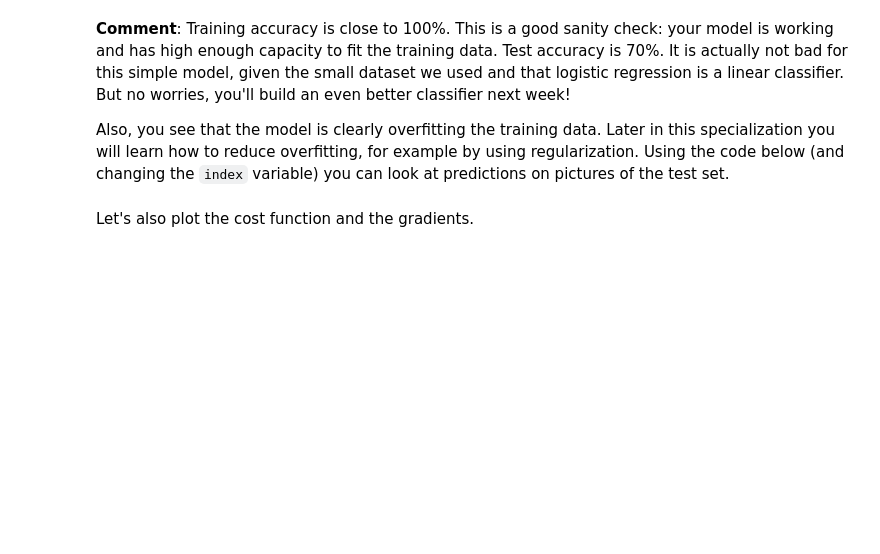
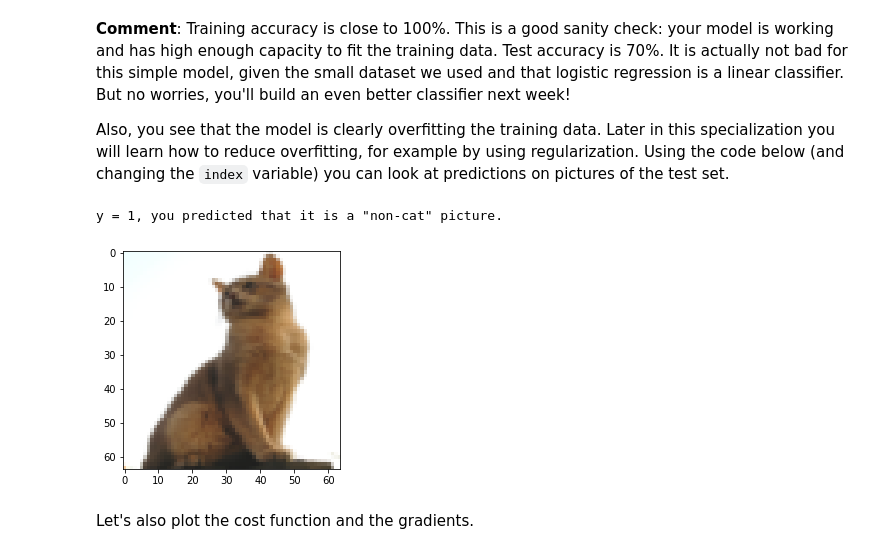
Before and after one commit to Lawreros/nn-and-dl, a Jupyter notebook: week-2/Ross_hw2.ipynb, the cells around one changed output. Drawn from its saved outputs; the diff is of its cells as text; code cells hidden in the pictures; blank space fills up the shorter version.

```diff
--- a/week-2/Ross_hw2.ipynb
+++ b/week-2/Ross_hw2.ipynb
@@ -732,9 +759,12 @@ logistic_regression_model = model(train_set_x, train_set_y, test_set_x, test_set
 Also, you see that the model is clearly overfitting the training data. Later in this specialization you will learn how to reduce overfitting, for example by using regularization. Using the code below (and changing the `index` variable) you can look at predictions on pictures of the test set.
 # %%
 # Example of a picture that was wrongly classified.
-index = 1
+index = 6
 plt.imshow(test_set_x[:, index].reshape((num_px, num_px, 3)))
 print ("y = " + str(test_set_y[0,index]) + ", you predicted that it is a \"" + classes[int(logistic_regression_model['Y_prediction_test'][0,index])].decode("utf-8") +  "\" picture.")
+# %% [output]
+y = 1, you predicted that it is a "non-cat" picture.
+[figure, added]
 # %% [markdown]
 Let's also plot the cost function and the gradients.
 # %%
```
Also changed, not shown: parts of 5 cells of this notebook.
